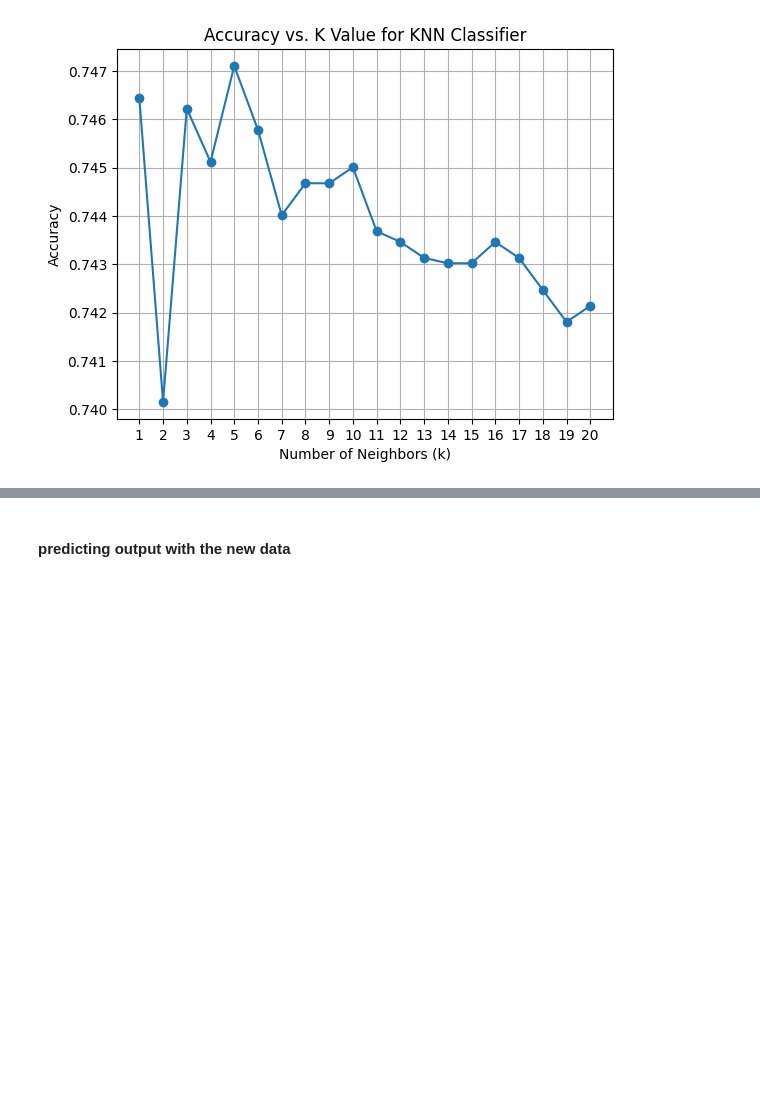
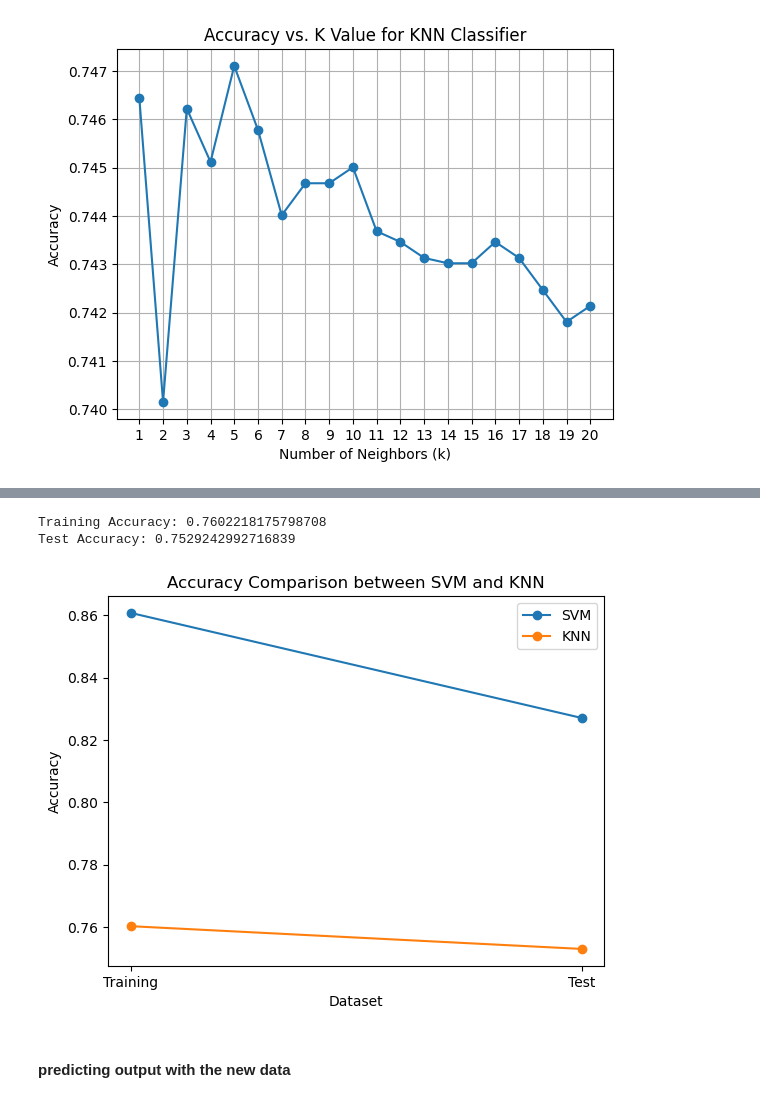
Before and after one commit to Arshad-Codes/Group_66, a Jupyter notebook: ML_Project.ipynb, the cells around one changed output, grey strips where cells are left out. Cells and saved outputs as stored; diff of their text form; code cells hidden in the pictures; blank space fills up the shorter version.

```diff
--- a/ML_Project.ipynb
+++ b/ML_Project.ipynb
@@ -386,21 +386,3 @@ Size of y_test: (9062,)
 # using the vectorization for train and test dataset
 x_train = vect.fit_transform(x_train)
 x_test = vect.transform(x_test)
-# %%
-# using svm to train the model
-from sklearn import svm
-from sklearn.metrics import classification_report
-# Perform classification with SVM, kernel=linear
-
-
-classifier_linear = svm.SVC(kernel='linear')
-
-classifier_linear.fit(x_train, y_train)
-
-prediction_linear = classifier_linear.predict(x_test)
-
-
-report = classification_report(y_test, prediction_linear, output_dict=True)
-
-accuracy = report['accuracy']
-print("Accuracy:", accuracy)
@@ -462,3 +454,55 @@ Accuracy: 0.7529242992716839
+# %%
+from sklearn.neighbors import KNeighborsClassifier
+from sklearn.metrics import accuracy_score
+
+
+knn_classifier = KNeighborsClassifier(n_neighbors=5)
+
+# Train the model on the training set
+knn_classifier.fit(x_train, y_train)
+
+# Predictions on the training set
+predictions_train_knn = knn_classifier.predict(x_train)
+
+# Predictions on the test set
+predictions_test_knn = knn_classifier.predict(x_test)
+
+# Accuracy on the training set
+accuracy_train_knn = accuracy_score(y_train, predictions_train_knn)
+
+# Accuracy on the test set
+accuracy_test_knn = accuracy_score(y_test, predictions_test_knn)
+
+# Display accuracies
+print("Training Accuracy:", accuracy_train_knn)
+print("Test Accuracy:", accuracy_test_knn)
+# %% [output]
+Training Accuracy: 0.7602218175798708
+Test Accuracy: 0.7529242992716839
+# %%
+import matplotlib.pyplot as plt
+
+# Accuracy values for SVM and KNN
+svm_accuracies = [accuracy_train, accuracy_test]
+knn_accuracies = [accuracy_train_knn, accuracy_test_knn]
+
+# Labels for the categories
+labels = ['Training', 'Test']
+
+# Plotting the accuracies
+plt.plot(labels, svm_accuracies, label='SVM', marker='o')
+plt.plot(labels, knn_accuracies, label='KNN', marker='o')
+
+# Adding labels and title
+plt.xlabel('Dataset')
+plt.ylabel('Accuracy')
+plt.title('Accuracy Comparison between SVM and KNN')
+plt.legend()
+
+
+plt.show()
+# %% [output]
+[figure, added]
 # %% [markdown]
 #### predicting output with the new data
 # %%
```
Also changed, not shown: parts of 8 cells of this notebook.
